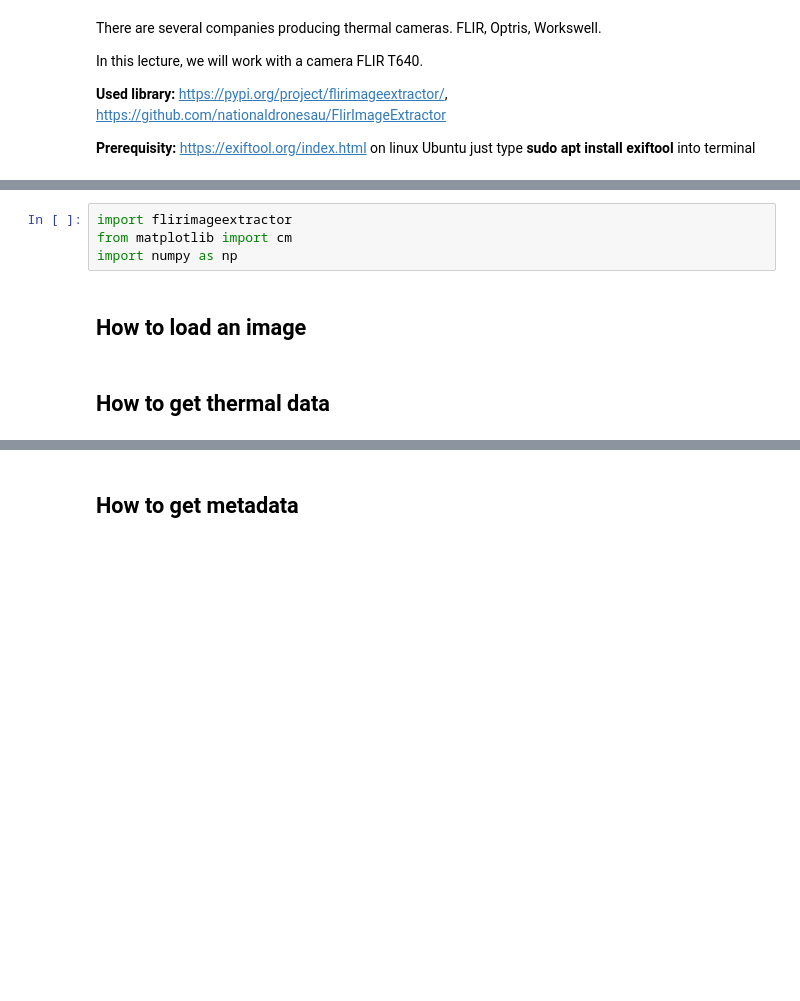
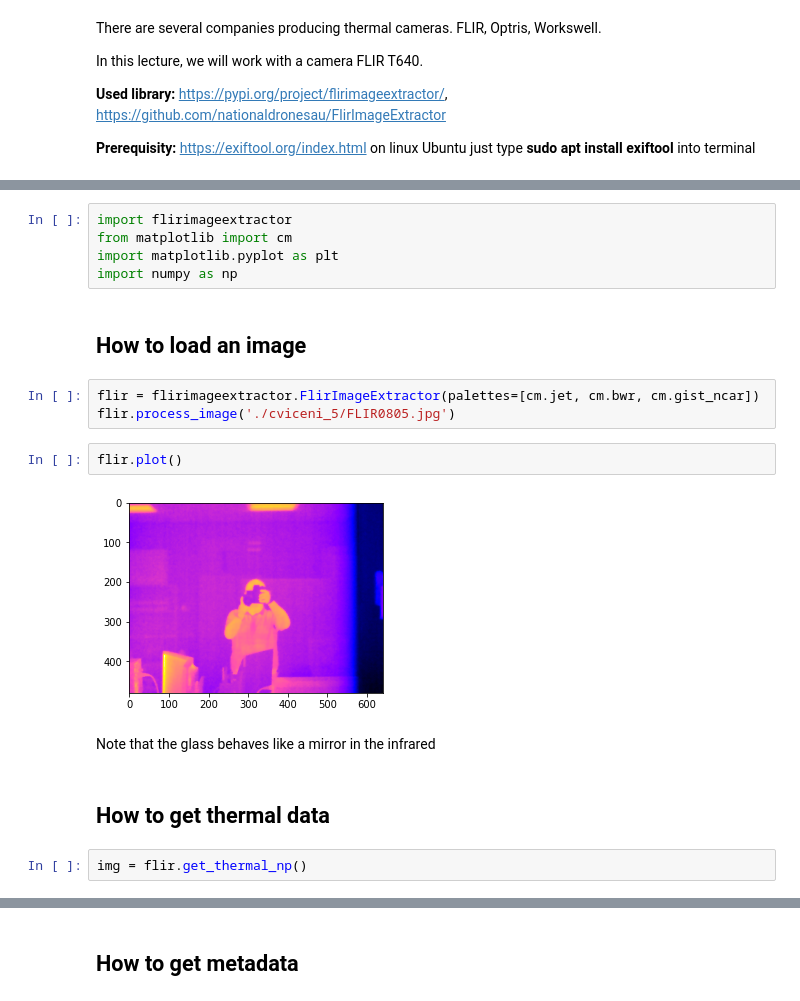
Before and after one commit to neduchal/USVP, a Jupyter notebook: cviceni/cv05.ipynb, the cells around one changed output, grey strips where cells are left out. Saved outputs shown, nothing was run; the diff lists cells and outputs as text; blank space fills up the shorter version.

Commit message:
Pridani 5. cviceni

```diff
--- a/cviceni/cv05.ipynb
+++ b/cviceni/cv05.ipynb
@@ -17,8 +19,20 @@ In this lecture, we will work with a camera FLIR T640.
 # %%
 import flirimageextractor
 from matplotlib import cm
+import matplotlib.pyplot as plt
 import numpy as np
 # %% [markdown]
 ## How to load an image
+# %%
+flir = flirimageextractor.FlirImageExtractor(palettes=[cm.jet, cm.bwr, cm.gist_ncar])
+flir.process_image('./cviceni_5/FLIR0805.jpg')
+# %%
+flir.plot()
+# %% [output]
+[figure, added]
+# %% [markdown]
+Note that the glass behaves like a mirror in the infrared
 # %% [markdown]
 ## How to get thermal data
+# %%
+img = flir.get_thermal_np()
```
Also changed, not shown: parts of 16 cells of this notebook, 18 other files.
